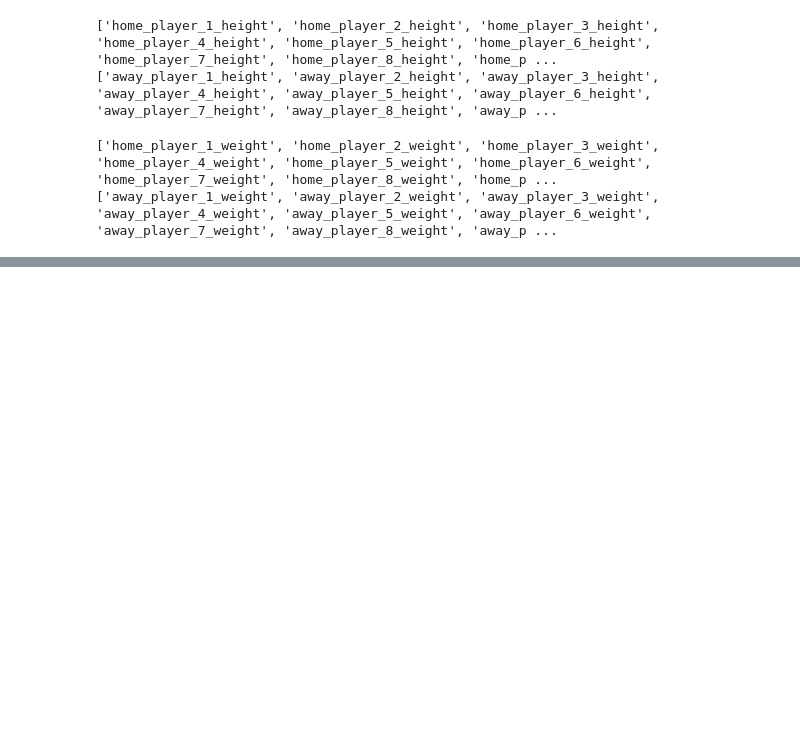
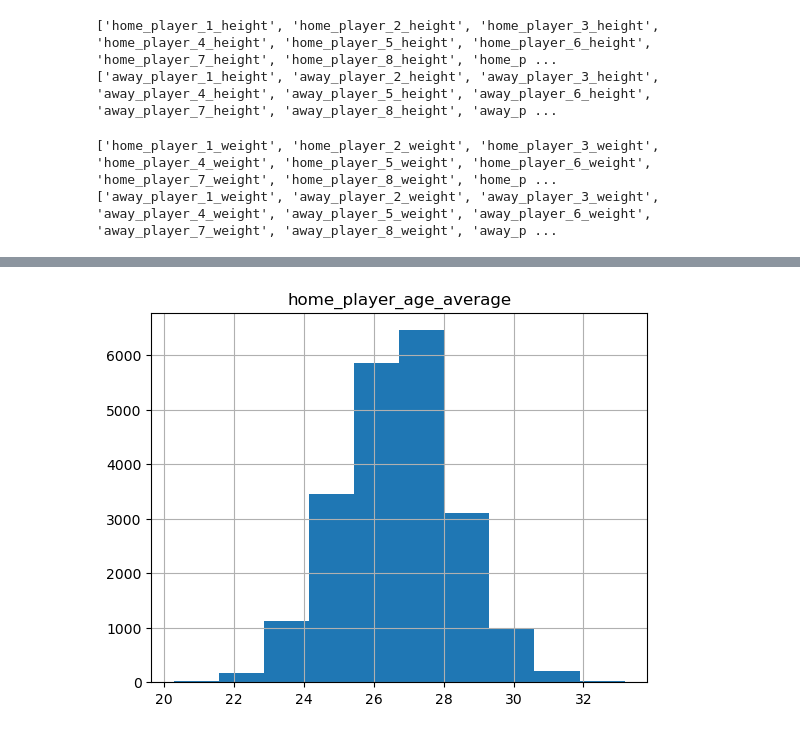
Before and after one commit to mannanrehbari/ml-project-soccer-analysis, a Jupyter notebook: soccer-analysis.ipynb, the cells around one changed output, grey strips where cells are left out. Drawn from its saved outputs; the diff is of its cells as text; code cells hidden in the pictures; blank space fills up the shorter version.

```diff
--- a/soccer-analysis.ipynb
+++ b/soccer-analysis.ipynb
@@ -338,0 +349,4 @@ df_main_nn.tail()
+# %%
+hist_home_player_age_average = df_main_nn.hist(column='home_player_age_average', bins=10)
+# %% [output]
+[figure, added]
```
Also changed, not shown: parts of 8 cells of this notebook.
